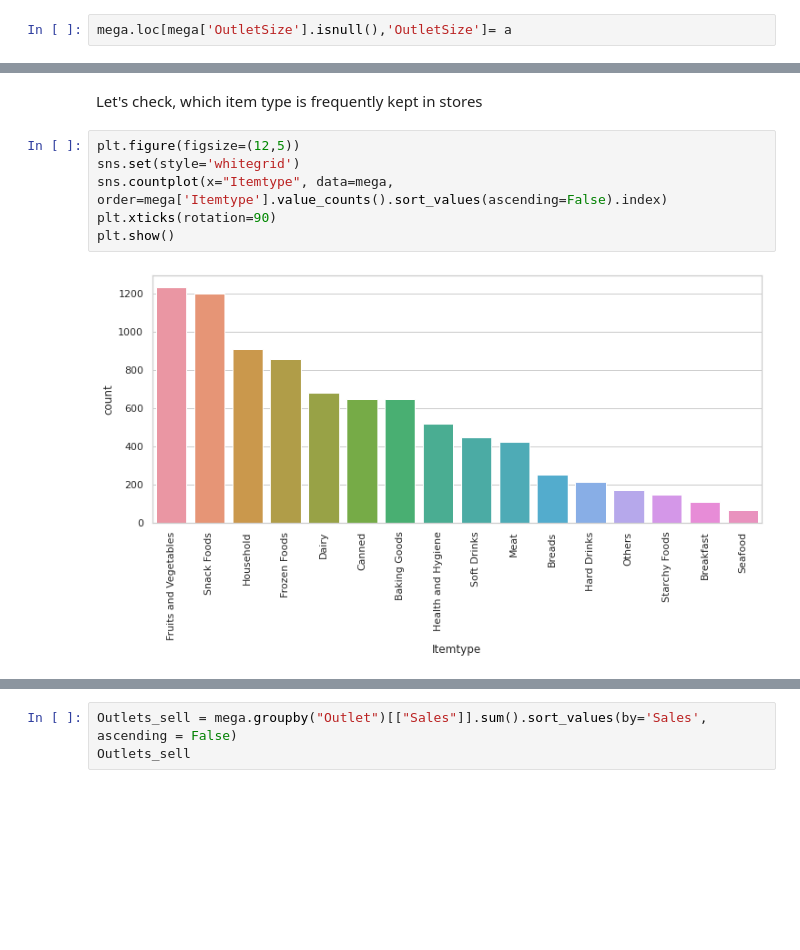
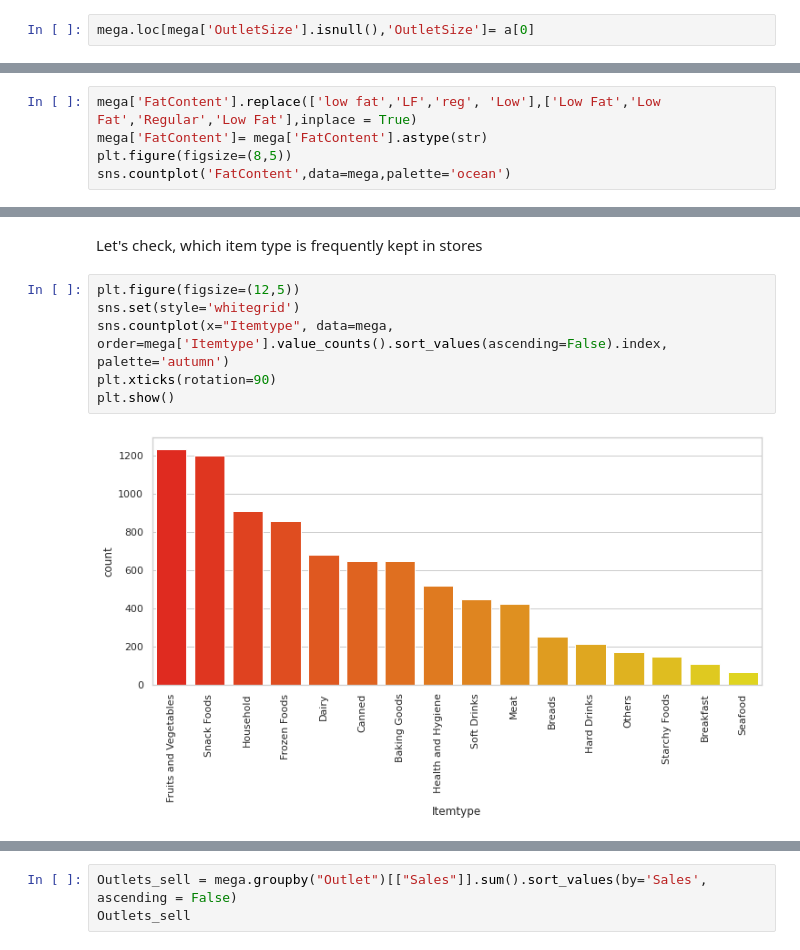
Before and after one commit to ankitkarmakar95/learnings, a Jupyter notebook: Megastore_Data_Analysis.ipynb, the cells around one changed output, grey strips where cells are left out. Saved outputs shown, nothing was run; the diff lists cells and outputs as text; blank space fills up the shorter version.

Commit message:
Added more data intels

```diff
--- a/Megastore_Data_Analysis.ipynb
+++ b/Megastore_Data_Analysis.ipynb
@@ -168,7 +165,7 @@ Will do the same with outletsize
 # %%
 a=mega['OutletSize'].mode()
 # %%
-mega.loc[mega['OutletSize'].isnull(),'OutletSize']= a
+mega.loc[mega['OutletSize'].isnull(),'OutletSize']= a[0]
 # %% [markdown]
 most frequent store size is medium. So whereever the outletsize was not mentioned, we replaced them with 'Medium'
 # %%
@@ -189,0 +197,5 @@ dtype: int64
+# %%
+mega['FatContent'].replace(['low fat','LF','reg', 'Low'],['Low Fat','Low Fat','Regular','Low Fat'],inplace = True)
+mega['FatContent']= mega['FatContent'].astype(str)
+plt.figure(figsize=(8,5))
+sns.countplot('FatContent',data=mega,palette='ocean')
@@ -217,8 +244,8 @@ Let's check, which item type is frequently kept in stores
 # %%
 plt.figure(figsize=(12,5))
 sns.set(style='whitegrid')
-sns.countplot(x="Itemtype", data=mega, order=mega['Itemtype'].value_counts().sort_values(ascending=False).index)
+sns.countplot(x="Itemtype", data=mega, order=mega['Itemtype'].value_counts().sort_values(ascending=False).index, palette='autumn')
 plt.xticks(rotation=90)
 plt.show()
 # %% [output]
-[figure, old version]
+[figure, new version]
```
Also changed, not shown: parts of 29 cells of this notebook.
